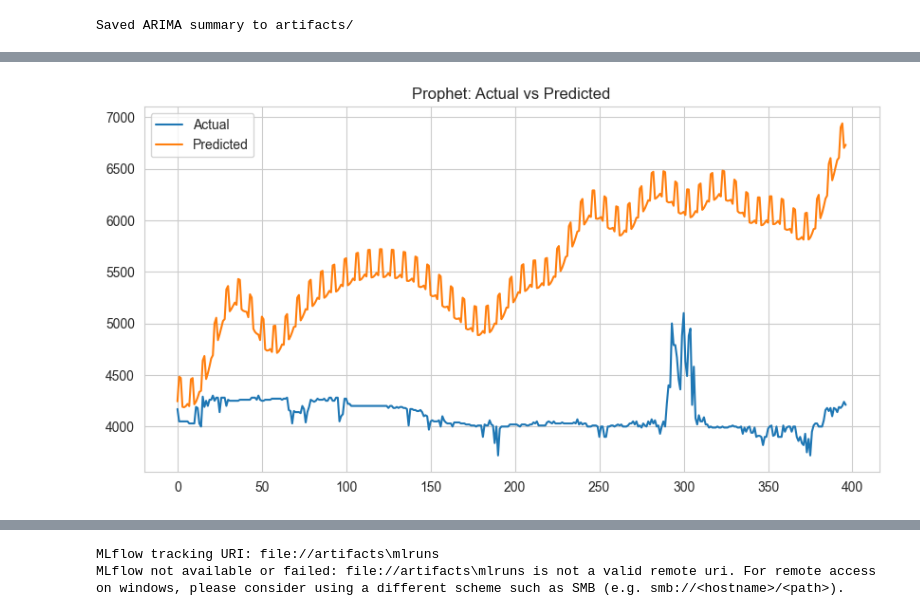
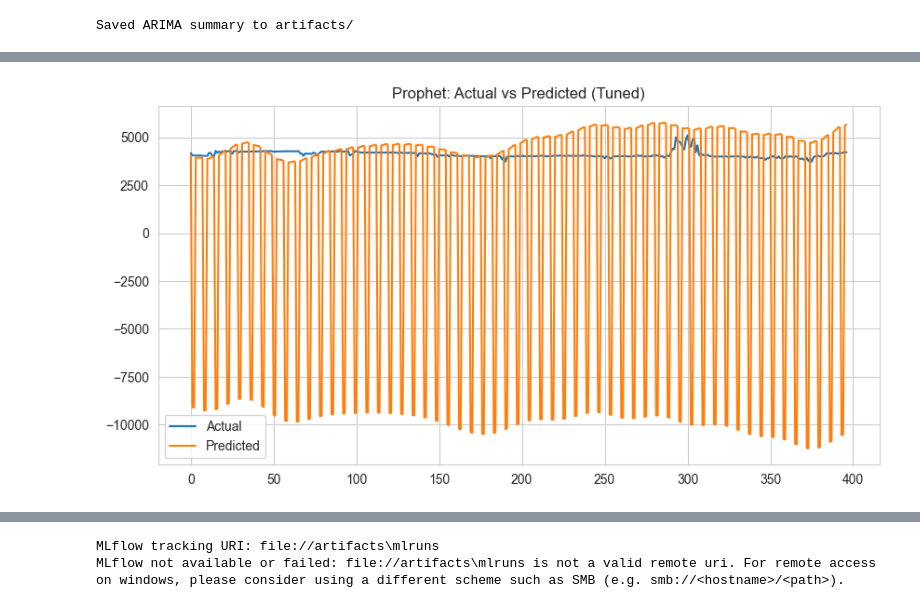
Before and after one commit to stefanaprilio-netizen/Project_MachineLearning, a Jupyter notebook: mlops_plan_krom_bank.ipynb, the cells around one changed output, grey strips where cells are left out. Saved outputs shown, nothing was run; the diff lists cells and outputs as text; code cells hidden in the pictures.

```diff
--- a/mlops_plan_krom_bank.ipynb
+++ b/mlops_plan_krom_bank.ipynb
@@ -386,7 +386,14 @@ if prophet_available and 'df' in globals():
         p_train = pdf.iloc[:train_size]
         p_test = pdf.iloc[train_size:]
         try:
-            m = Prophet()
+            # Tune Prophet for better fit: adjust changepoints and seasonality
+            m = Prophet(
+                changepoint_prior_scale=0.05,  # More flexible changepoints
+                seasonality_prior_scale=10,    # Stronger seasonality
+                seasonality_mode='multiplicative',  # For multiplicative seasonality
+                weekly_seasonality=True,
+                daily_seasonality=False  # Daily might not be relevant for stocks
+            )
             m.fit(p_train)
             future = m.make_future_dataframe(periods=len(p_test), freq='D')
             fcst = m.predict(future)
@@ -395,7 +402,7 @@ if prophet_available and 'df' in globals():
             plt.figure(figsize=(10, 5))
             plt.plot(p_test['y'].values, label='Actual')
             plt.plot(fc_pred.values, label='Predicted')
-            plt.title('Prophet: Actual vs Predicted')
+            plt.title('Prophet: Actual vs Predicted (Tuned)')
             plt.legend()
             plt.show()
         except Exception as e:
@@ -405,35 +412,58 @@ if prophet_available and 'df' in globals():
 try:
     import tensorflow as tf
     from sklearn.preprocessing import StandardScaler
+    import joblib
     tf_available = True
 except Exception as e:
     tf_available = False
     print('TensorFlow or Scaler not available:', e)
 
 if tf_available and 'df_feat' in globals() and len(df_feat) > 50:
-    # prepare simple windowed dataset
-    values = df_feat[close_col].values.reshape(-1, 1)
+    # robustly determine target and features
+    if 'close_col' not in globals():
+        # try to infer
+        possible = [c for c in df_feat.columns if 'close' in c.lower() or 'adj' in c.lower()]
+        close_col_local = possible[0] if possible else df_feat.select_dtypes('number').columns[0]
+    else:
+        close_col_local = close_col
+    feature_cols = [c for c in df_feat.columns if c != close_col_local]
 
-    # Scale the target to minimize loss magnitude
+    # Prepare data for LSTM: use sliding window on features to predict next close
+    window = 21
+    values_X = df_feat[feature_cols].values
+    values_y = df_feat[close_col_local].values.reshape(-1, 1)  # Reshape for scaler
+
+    # Fit scaler on target to minimize absolute loss value
     scaler_y = StandardScaler()
-    values_scaled = scaler_y.fit_transform(values).flatten()
+    ys_scaled = scaler_y.fit_transform(values_y).flatten()
 
-    window = 21
-    Xw, yw = [], []
-    for i in range(window, len(values_scaled)):
-        Xw.append(values_scaled[i-window:i])
-        yw.append(values_scaled[i])
-    Xw = np.array(Xw)[..., np.newaxis]
-    yw = np.array(yw)
+    Xs, ys = [], []
+    for i in range(window, len(ys_scaled)):
+        Xs.append(values_X[i-window:i])
+        ys.append(ys_scaled[i])
+    Xs = np.array(Xs)
+    ys = np.array(ys)
+    print('Prepared LSTM dataset shapes', Xs.shape, ys.shape)
 
-    # split
-    split = int(0.7*len(Xw))
-    Xtr, ytr = Xw[:split], yw[:split]
-    Xte, yte = Xw[split:], yw[split:]
+    # Fit a StandardScaler on features and save
+    scaler_x = StandardScaler()
+    # reshape for scaler: combine windows
+    n_samples, n_steps, n_features = Xs.shape
+    Xs_2d = Xs.reshape(-1, n_features)
+    scaler_x.fit(Xs_2d)
+    joblib.dump(scaler_x, ARTIFACTS_DIR / 'scaler_x_lstm.joblib')
+    joblib.dump(scaler_y, ARTIFACTS_DIR / 'scaler_y_lstm.joblib')
+    print('Saved scalers to artifacts/')
+
+    # scale X
+    Xs_scaled = scaler_x.transform(Xs_2d).reshape(n_samples, n_steps, n_features)
+    split = int(0.7 * n_samples)
+    Xtr, Xte = Xs_scaled[:split], Xs_scaled[split:]
+    ytr, yte = ys[:split], ys[split:]
 
     # build a slightly deeper model to give capacity for loss to go down
     model = tf.keras.Sequential([
-        tf.keras.layers.Input(shape=(window,1)),
+        tf.keras.layers.Input(shape=(n_steps, n_features)),
         tf.keras.layers.LSTM(64, return_sequences=True),
         tf.keras.layers.LSTM(32),
         tf.keras.layers.Dense(16, activation='relu'),
@@ -462,19 +492,16 @@ if tf_available and 'df_feat' in globals() and len(df_feat) > 50:
     # save model
     model.save(MODELS_DIR / 'lstm_baseline.keras')
     print('LSTM trained and saved to models/lstm_baseline.keras')
-else:
-    if tf_available:
-        warnings.warn('Data tidak cukup besar untuk LSTM (butuh >50 baris fitur).')
 
-# Visualisasi LSTM
-plt.figure(figsize=(10, 4))
-plt.plot(history.history['loss'], label='Train Loss')
-plt.plot(history.history.get('val_loss', []), label='Val Loss')
-plt.title('LSTM: Training vs Validation Loss')
-plt.legend()
-plt.show()
+    # Visualisasi LSTM
+    plt.figure(figsize=(10, 4))
+    plt.plot(history.history['loss'], label='Train Loss')
+    plt.plot(history.history.get('val_loss', []), label='Val Loss')
+    plt.title('LSTM: Training vs Validation Loss')
+    plt.legend()
+    plt.show()
 
-if 'Xte' in globals():
+    # predictions and plot
     y_pred_scaled = model.predict(Xte)
     y_pred = scaler_y.inverse_transform(y_pred_scaled)
     y_actual = scaler_y.inverse_transform(yte.reshape(-1, 1))
@@ -484,4 +511,7 @@ if 'Xte' in globals():
     plt.title('LSTM: Actual vs Predicted')
     plt.legend()
     plt.show()
+else:
+    if tf_available:
+        warnings.warn('Data tidak cukup besar untuk LSTM (butuh >50 baris fitur).')
 # %% [output]
@@ -492 +521 @@ Prophet RMSE: 1586.8345443317282
-[figure, old version]
+[figure, new version]
```
Also changed, not shown: parts of 3 cells of this notebook.
